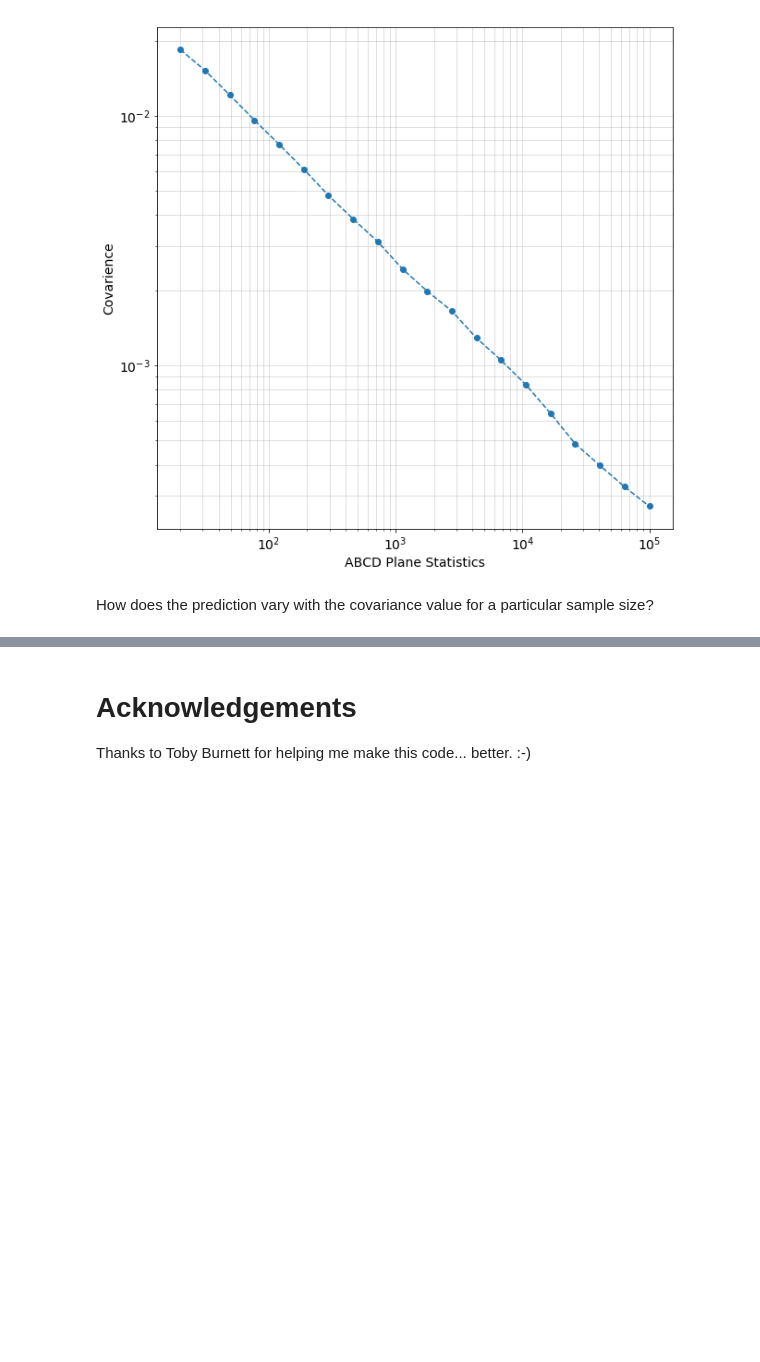
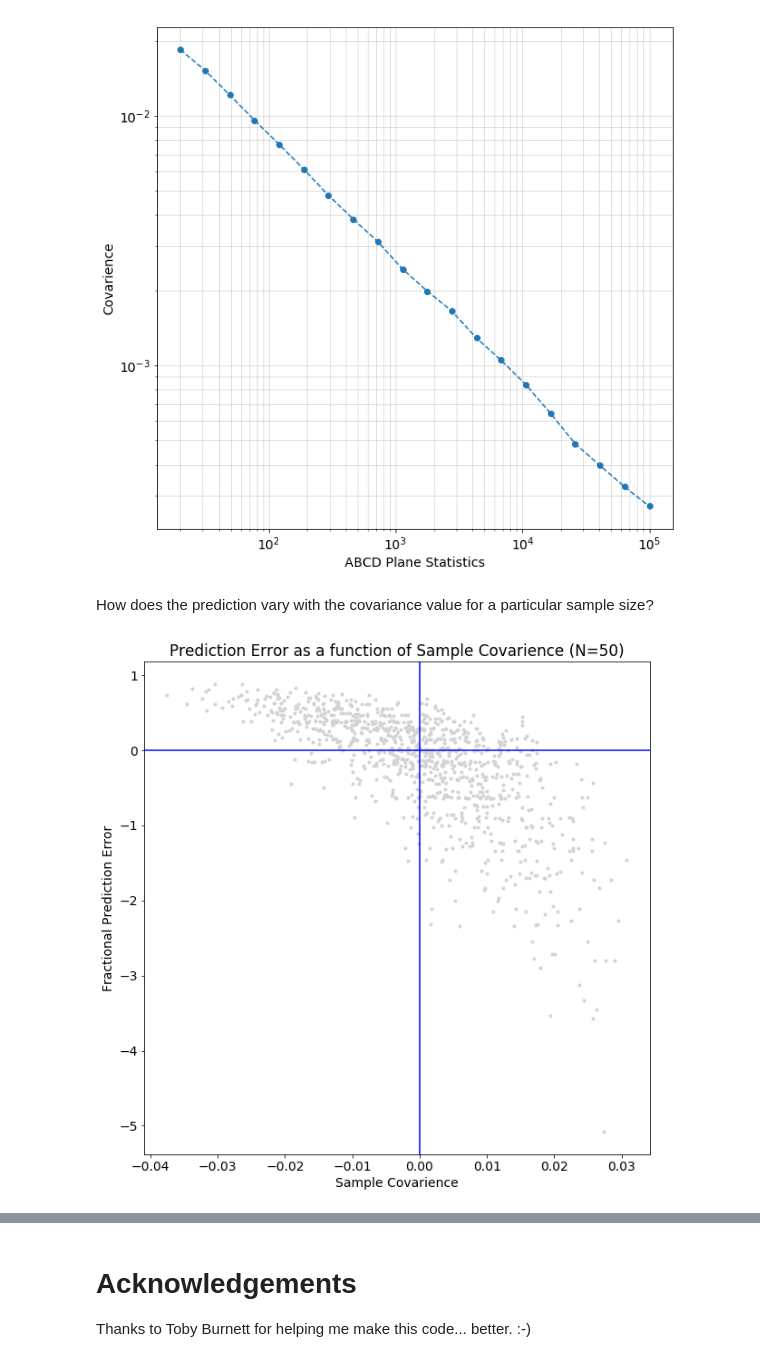
Before and after one commit to ATLASCalRatio/ABCDExplorations, a Jupyter notebook: notebooks/01 - Simple Uncorrelated.ipynb, the cells around one changed output, grey strips where cells are left out. Saved outputs shown, nothing was run; the diff lists cells and outputs as text; code cells hidden in the pictures; blank space fills up the shorter version.

Commit message:
More scatter plots to see what covar does to you

```diff
--- a/notebooks/01 - Simple Uncorrelated.ipynb
+++ b/notebooks/01 - Simple Uncorrelated.ipynb
@@ -177,6 +177,10 @@ def plot_covar_pred(nSize):
     plt.title("Prediction Error as a function of Sample Covarience (N={0})".format(nSize))
     plt.axvline(0.0, c='blue')
     plt.axhline(0.0, c='blue');
+# %%
+plot_covar_pred(50)
+# %% [output]
+[figure, added]
 # %%
 plot_covar_pred(100)
 # %% [output]
```
Also changed, not shown: parts of 3 cells of this notebook.
